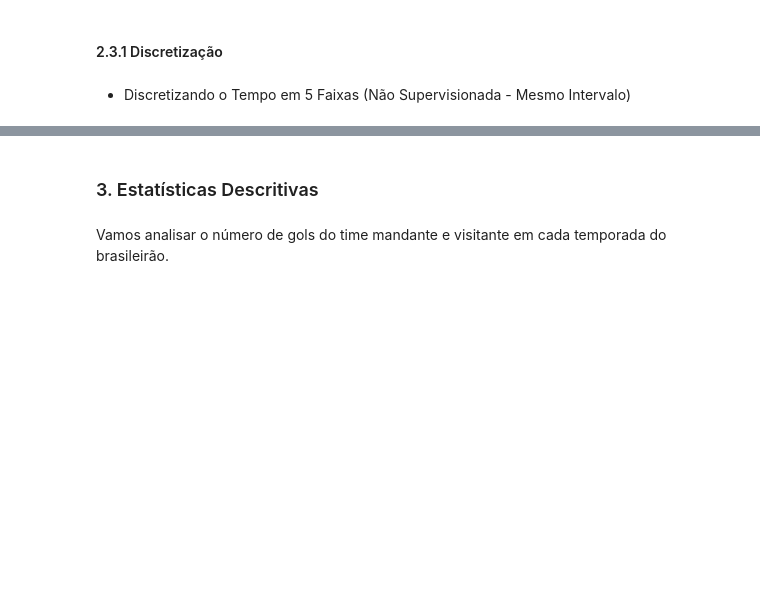
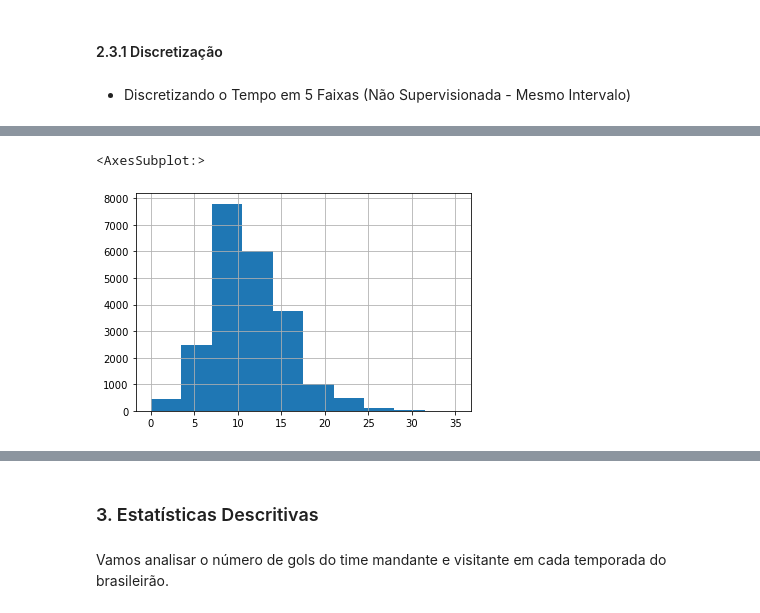
Before and after one commit to matheusalb/Veva365, a Jupyter notebook: Projeto 1.ipynb, the cells around one changed output, grey strips where cells are left out. Saved outputs shown, nothing was run; the diff lists cells and outputs as text; code cells hidden in the pictures; blank space fills up the shorter version.

```diff
--- a/Projeto 1.ipynb
+++ b/Projeto 1.ipynb
@@ -389,0 +444,5 @@ df['Time_seconds_dist'] = pd.cut(df['Time_seconds'], 5, labels=range(5))
+# %%
+df['AS'].hist()
+# %% [output]
+<AxesSubplot:>
+[figure, added]
```
Also changed, not shown: parts of 30 cells of this notebook.
